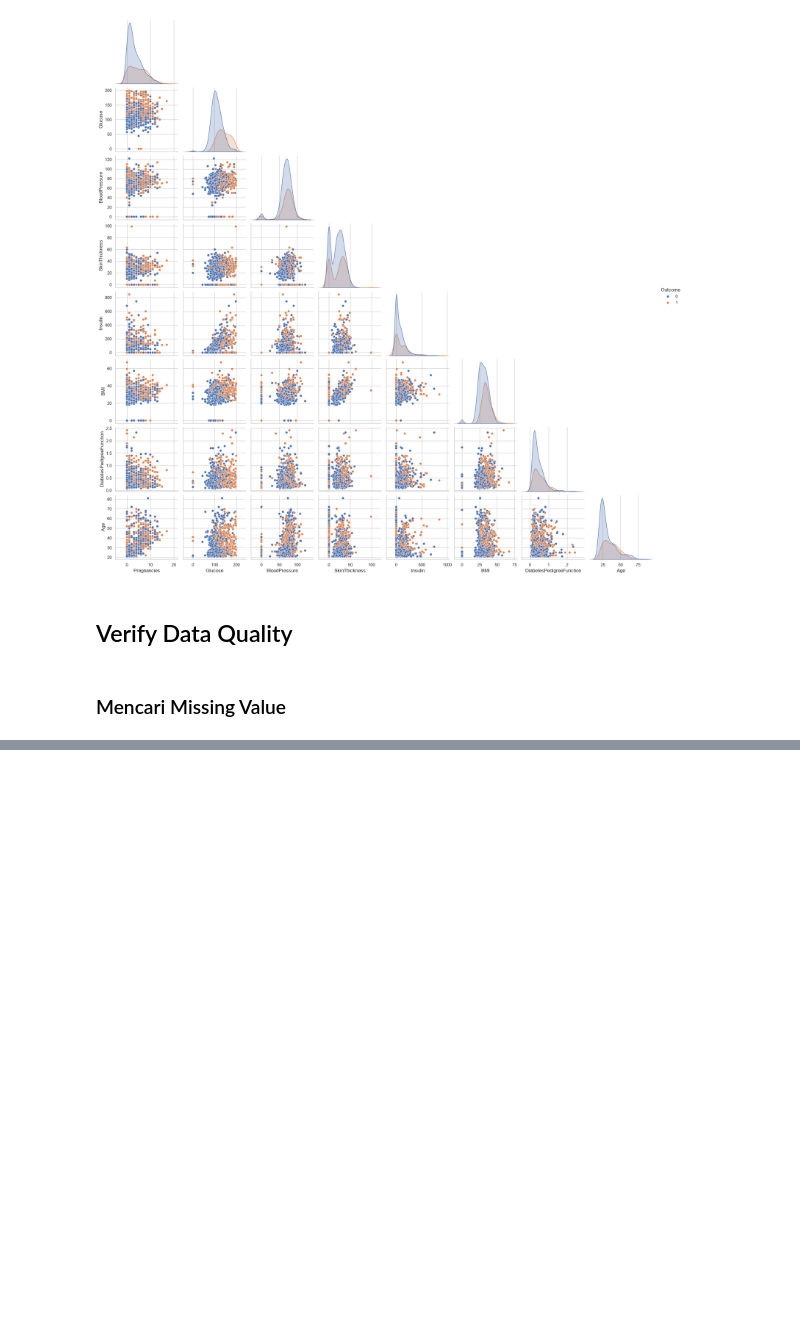
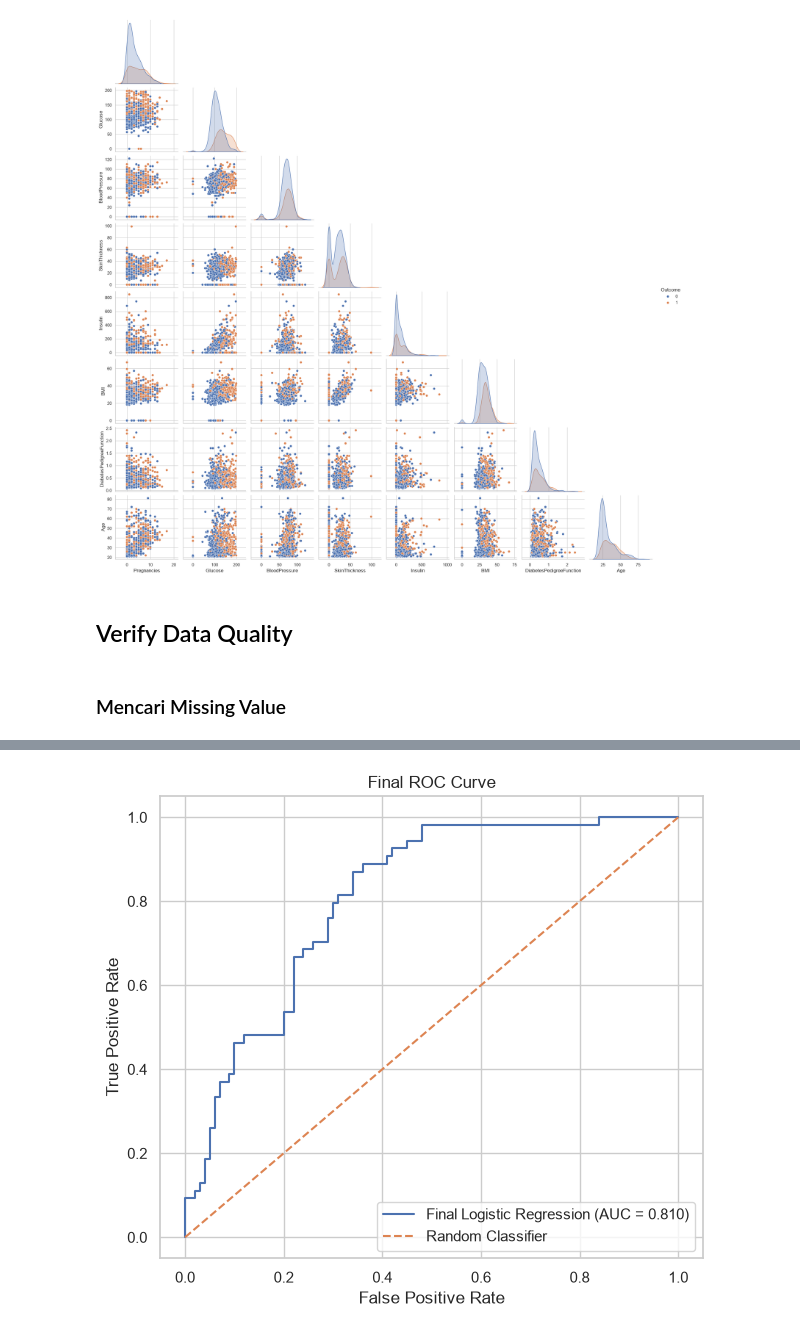
Before and after one commit to pinzii-maz/Prediksi-Risiko-Diabetes, a Jupyter notebook: Belajar Logistik Regresi.ipynb, the cells around one changed output, grey strips where cells are left out. Drawn from its saved outputs; the diff is of its cells as text; code cells hidden in the pictures; blank space fills up the shorter version.

```diff
--- a/Belajar Logistik Regresi.ipynb
+++ b/Belajar Logistik Regresi.ipynb
@@ -1080,0 +689,17 @@ Tidak Diabetes       0.87      0.68      0.76       100
+# %%
+fpr, tpr, _ = roc_curve(y_test, y_test_prob)
+
+plt.figure(figsize=(7, 6))
+plt.plot(
+    fpr,
+    tpr,
+    label=f"Final Logistic Regression (AUC = {final_auc:.3f})"
+)
+plt.plot([0, 1], [0, 1], linestyle="--", label="Random Classifier")
+plt.xlabel("False Positive Rate")
+plt.ylabel("True Positive Rate")
+plt.title("Final ROC Curve")
+plt.legend()
+plt.show()
+# %% [output]
+[figure, added]
```
Also changed, not shown: parts of 82 cells of this notebook.
